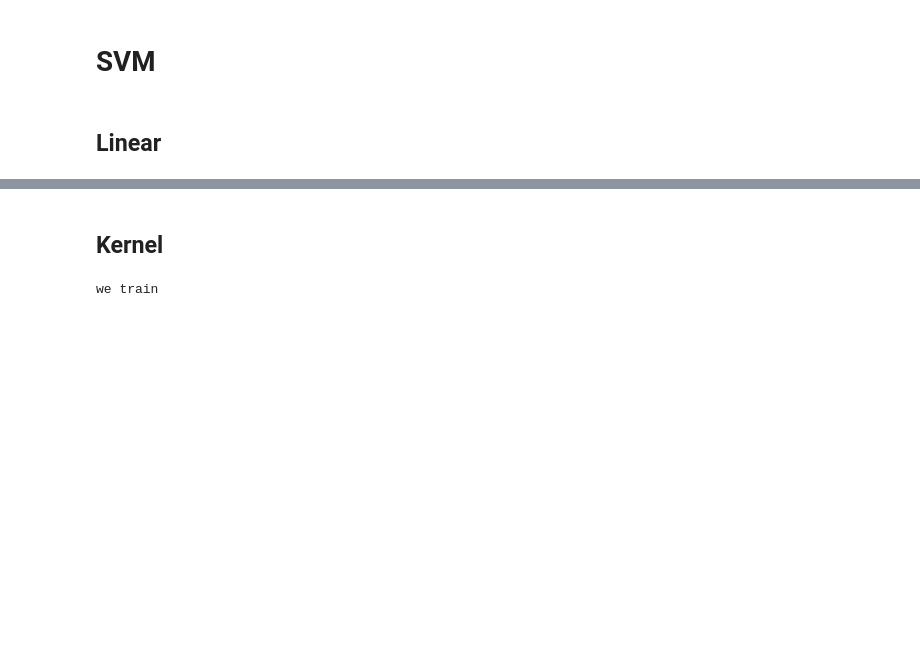
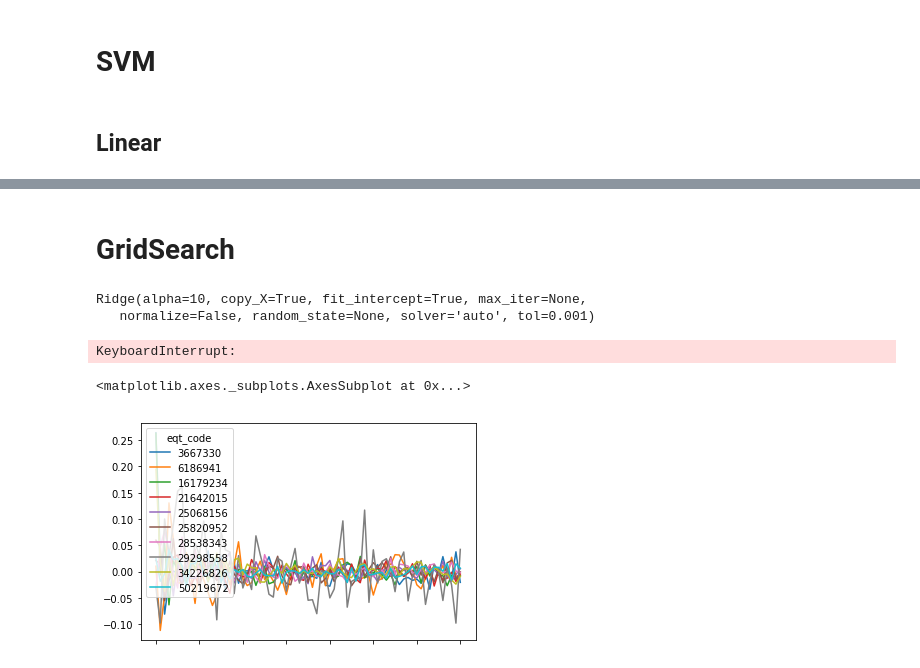
Before and after one commit to jeorme/rapportRCP209, a Jupyter notebook: vol_project.ipynb, the cells around one changed output, grey strips where cells are left out. Drawn from its saved outputs; the diff is of its cells as text; code cells hidden in the pictures; blank space fills up the shorter version.

```diff
--- a/vol_project.ipynb
+++ b/vol_project.ipynb
@@ -203,8 +231,33 @@ compare(y_pred_logistic, y_pred_svc)
 # %% [markdown]
-## Kernel
+# GridSearch
-# %%
-from sklearn.svm import SVC
-svcGaussian = SVC(kernel='sigmoid', tol=1e-5, verbose=1)
-y_pred_gaussian = trainData(svcGaussian,output=output_logistic["end_of_day_return"].values)
-# %% [output]
-we train
+# %%
+from sklearn.model_selection import GridSearchCV
+param = {'alpha':[.1,.5,1,1.5,2,5,10]}
+model = GridSearchCV(Ridge(),param,cv=5)
+model.fit(X_train,y_train)
+y_pred  = model.predict(X_train)
+CFM_metrics(pd.DataFrame(data=y_pred), pd.DataFrame(data=y_train))
+model.best_estimator_
+# %% [output]
+Ridge(alpha=10, copy_X=True, fit_intercept=True, max_iter=None,
+   normalize=False, random_state=None, solver='auto', tol=0.001)
+# %%
+from sklearn.ensemble import AdaBoostClassifier
+from sklearn import tree
+clf = AdaBoostClassifier(base_estimator=tree.DecisionTreeClassifier(max_depth=5), n_estimators=200, learning_rate=2)
+clf.fit(X_train, y_train)
+y_pred  = model.predict(X_train)
+CFM_metrics(pd.DataFrame(data=y_pred), pd.DataFrame(data=y_train))
+# %% [output]
+KeyboardInterrupt:
+# %%
+equity_mean = data_train.groupby(["eqt_code"])[data_train.columns[3:]].mean()
+equity_std = data_train.groupby(["eqt_code"])[data_train.columns[3:]].std()
+equity_skew = data_train.groupby(["eqt_code"])[data_train.columns[3:]].skew()
+equity_median = data_train.groupby(["eqt_code"])[data_train.columns[3:]].median()
+equity_kurtosis = data_train.groupby(["eqt_code"])[data_train.columns[3:]].apply(pd.DataFrame.kurtosis)
+# %%
+equity_mean.iloc[:10].T.plot()
+# %% [output]
+<matplotlib.axes._subplots.AxesSubplot at 0x...>
+[figure, added]
```
Also changed, not shown: parts of 23 cells of this notebook.
